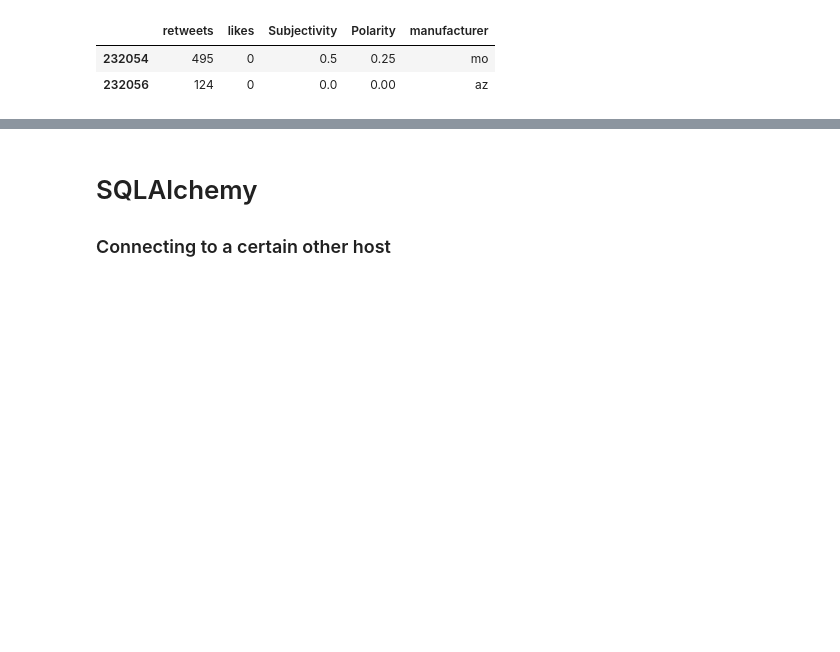
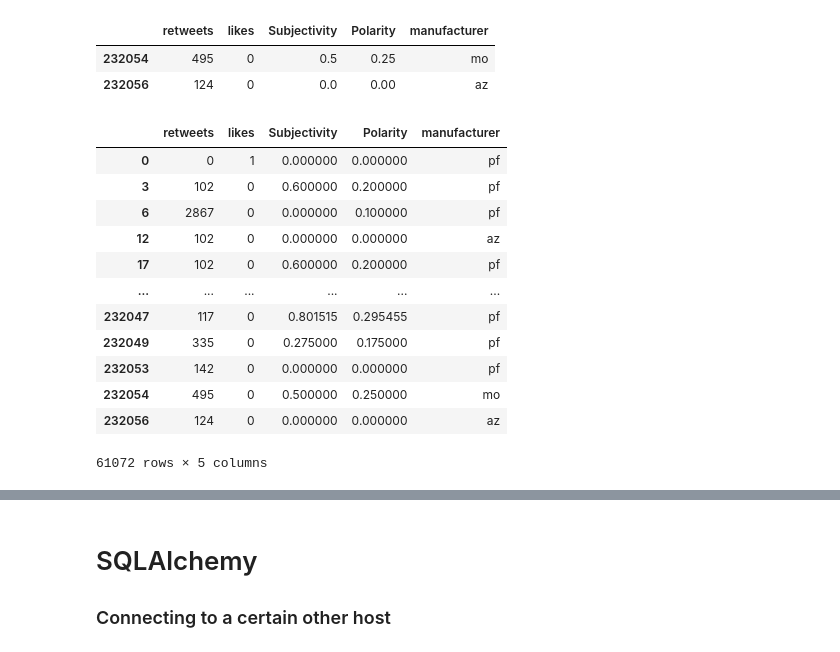
Before and after one commit to NikitaCase/COVID-Vaccine-Sentiment-Analysis, a Jupyter notebook: herd-sentiment/get_and_clean_tweets.ipynb, the cells around one changed output, grey strips where cells are left out. Cells and saved outputs as stored; diff of their text form; code cells hidden in the pictures; blank space fills up the shorter version.

```diff
--- a/herd-sentiment/get_and_clean_tweets.ipynb
+++ b/herd-sentiment/get_and_clean_tweets.ipynb
@@ -345,3 +347,20 @@ manufacturer_df.tail(2)
 |  | retweets | likes | Subjectivity | Polarity | manufacturer |
 | 232054 | 495 | 0 | 0.5 | 0.25 | mo |
 | 232056 | 124 | 0 | 0.0 | 0.00 | az |
+# %%
+manufacturer_df = manufacturer_df.loc[(manufacturer_df['retweets'] >0) | (manufacturer_df['likes'] >0) ]
+manufacturer_df
+# %% [output]
+|  | retweets | likes | Subjectivity | Polarity | manufacturer |
+| 0 | 0 | 1 | 0.000000 | 0.000000 | pf |
+| 3 | 102 | 0 | 0.600000 | 0.200000 | pf |
+| 6 | 2867 | 0 | 0.000000 | 0.100000 | pf |
+| 12 | 102 | 0 | 0.000000 | 0.000000 | az |
+| 17 | 102 | 0 | 0.600000 | 0.200000 | pf |
+| ... | ... | ... | ... | ... | ... |
+| 232047 | 117 | 0 | 0.801515 | 0.295455 | pf |
+| 232049 | 335 | 0 | 0.275000 | 0.175000 | pf |
+| 232053 | 142 | 0 | 0.000000 | 0.000000 | pf |
+| 232054 | 495 | 0 | 0.500000 | 0.250000 | mo |
+| 232056 | 124 | 0 | 0.000000 | 0.000000 | az |
+61072 rows × 5 columns
```
Also changed, not shown: parts of 5 cells of this notebook, 13 other files.
